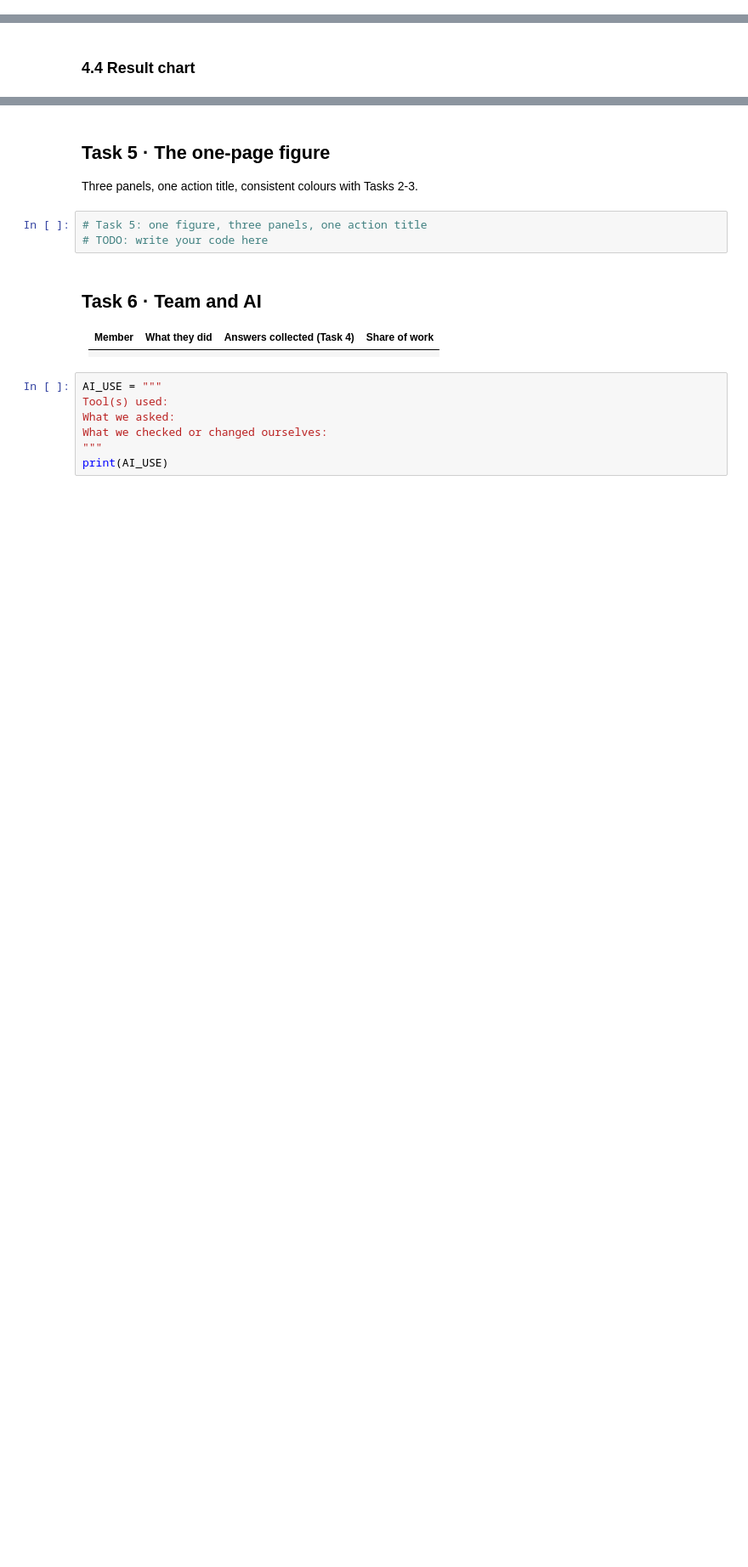
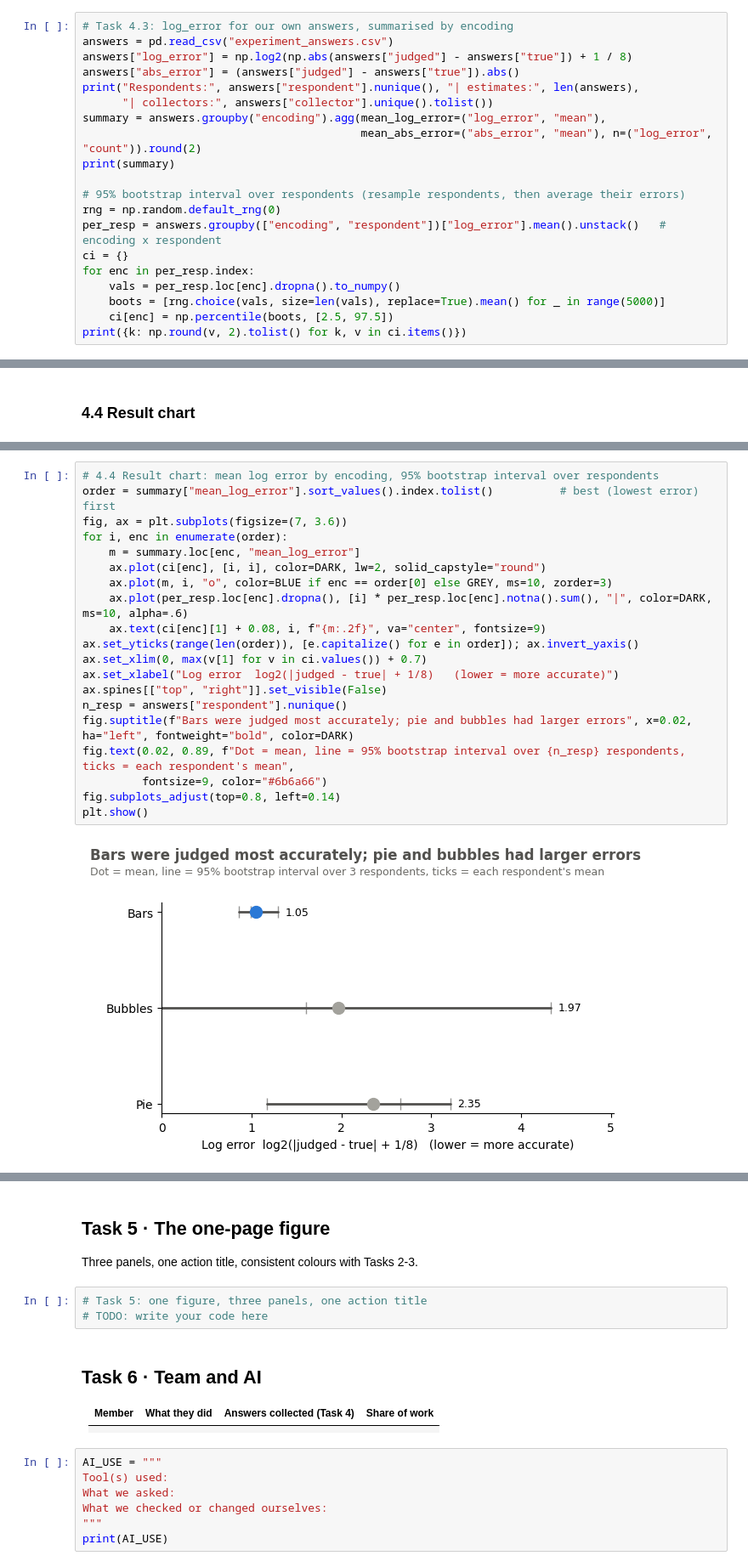
Before and after one commit to hwinhwork-dot/DataViz_Day03_Group, a Jupyter notebook: homework/gh3_gomart/GH3_TeamName.ipynb, the cells around one changed output, grey strips where cells are left out. Shown at 85% size. Saved outputs shown, nothing was run; the diff lists cells and outputs as text; blank space fills up the shorter version.

Commit message:
Task 4: answers of 3 respondents, analysis, result chart and interpretation

```diff
--- a/homework/gh3_gomart/GH3_TeamName.ipynb
+++ b/homework/gh3_gomart/GH3_TeamName.ipynb
@@ -269,0 +274,20 @@ member who collected it). Upload it next to the notebook.
+# %%
+# Task 4.3: log_error for our own answers, summarised by encoding
+answers = pd.read_csv("experiment_answers.csv")
+answers["log_error"] = np.log2(np.abs(answers["judged"] - answers["true"]) + 1 / 8)
+answers["abs_error"] = (answers["judged"] - answers["true"]).abs()
+print("Respondents:", answers["respondent"].nunique(), "| estimates:", len(answers),
+      "| collectors:", answers["collector"].unique().tolist())
+summary = answers.groupby("encoding").agg(mean_log_error=("log_error", "mean"),
+                                          mean_abs_error=("abs_error", "mean"), n=("log_error", "count")).round(2)
+print(summary)
+
+# 95% bootstrap interval over respondents (resample respondents, then average their errors)
+rng = np.random.default_rng(0)
+per_resp = answers.groupby(["encoding", "respondent"])["log_error"].mean().unstack()   # encoding x respondent
+ci = {}
+for enc in per_resp.index:
+    vals = per_resp.loc[enc].dropna().to_numpy()
+    boots = [rng.choice(vals, size=len(vals), replace=True).mean() for _ in range(5000)]
+    ci[enc] = np.percentile(boots, [2.5, 97.5])
+print({k: np.round(v, 2).tolist() for k, v in ci.items()})
@@ -276,0 +304,22 @@ Does your result agree with Cleveland & McGill (1984)? Which item was hardest, a
+# %%
+# 4.4 Result chart: mean log error by encoding, 95% bootstrap interval over respondents
+order = summary["mean_log_error"].sort_values().index.tolist()          # best (lowest error) first
+fig, ax = plt.subplots(figsize=(7, 3.6))
+for i, enc in enumerate(order):
+    m = summary.loc[enc, "mean_log_error"]
+    ax.plot(ci[enc], [i, i], color=DARK, lw=2, solid_capstyle="round")
+    ax.plot(m, i, "o", color=BLUE if enc == order[0] else GREY, ms=10, zorder=3)
+    ax.plot(per_resp.loc[enc].dropna(), [i] * per_resp.loc[enc].notna().sum(), "|", color=DARK, ms=10, alpha=.6)
+    ax.text(ci[enc][1] + 0.08, i, f"{m:.2f}", va="center", fontsize=9)
+ax.set_yticks(range(len(order)), [e.capitalize() for e in order]); ax.invert_yaxis()
+ax.set_xlim(0, max(v[1] for v in ci.values()) + 0.7)
+ax.set_xlabel("Log error  log2(|judged - true| + 1/8)   (lower = more accurate)")
+ax.spines[["top", "right"]].set_visible(False)
+n_resp = answers["respondent"].nunique()
+fig.suptitle(f"Bars were judged most accurately; pie and bubbles had larger errors", x=0.02, ha="left", fontweight="bold", color=DARK)
+fig.text(0.02, 0.89, f"Dot = mean, line = 95% bootstrap interval over {n_resp} respondents, ticks = each respondent's mean",
+         fontsize=9, color="#6b6a66")
+fig.subplots_adjust(top=0.8, left=0.14)
+plt.show()
+# %% [output]
+[figure, added]
```
Also changed, not shown: parts of 9 cells of this notebook, 1 other file.
